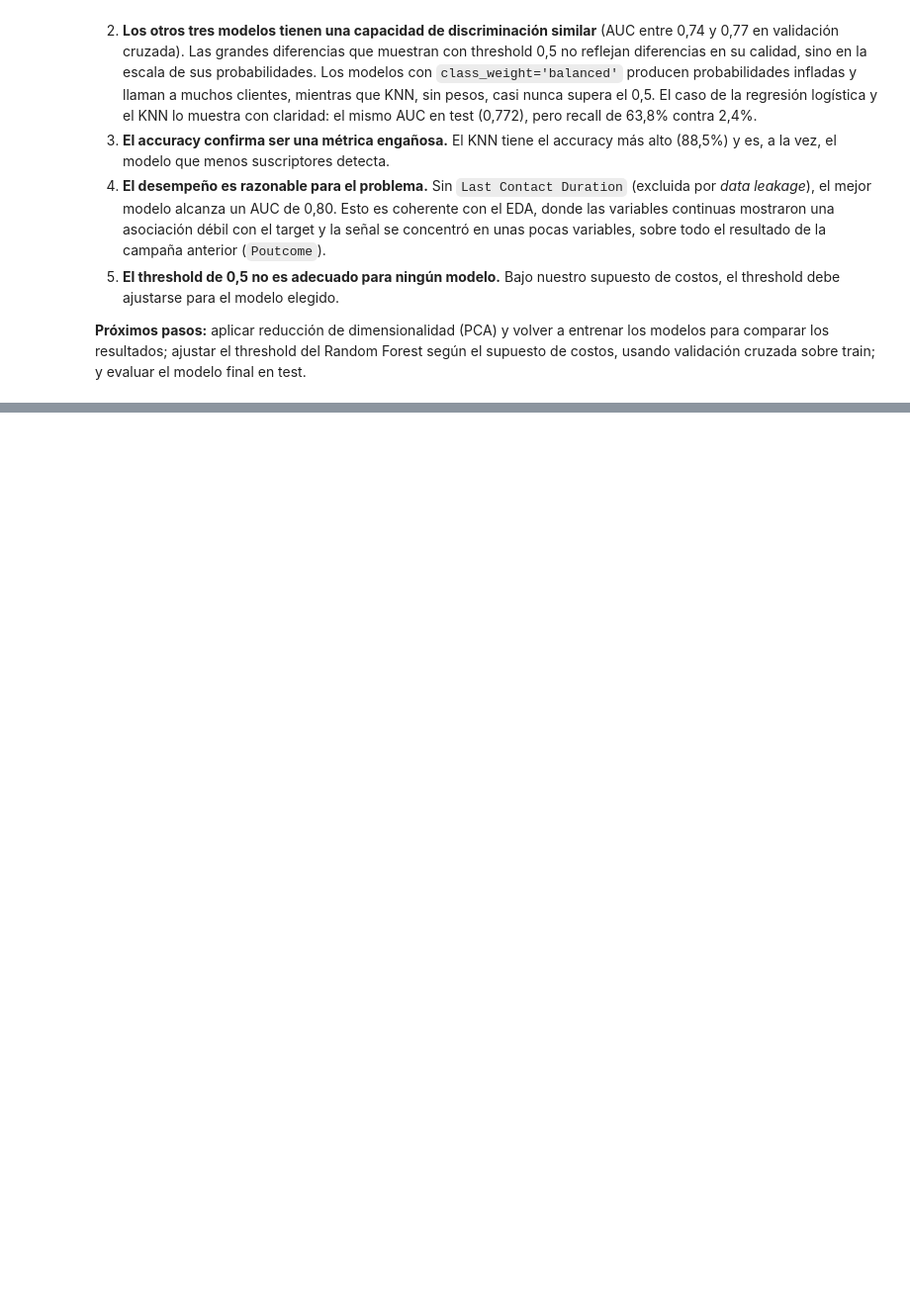
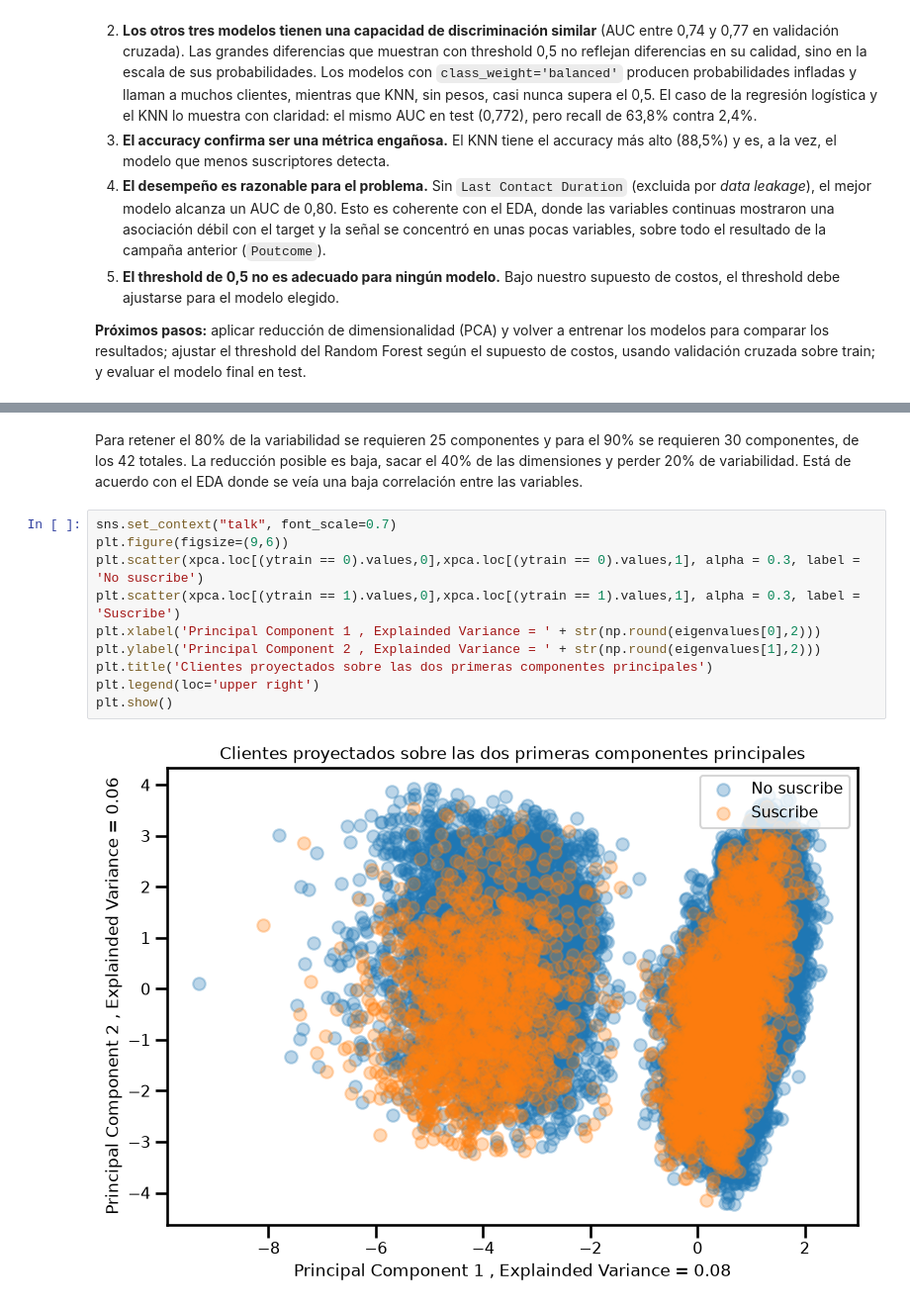
Before and after one commit to nach0osole/data_science_utn_clusterai2026_Sole, a Jupyter notebook: clusterai_juanignacio_sole_machine_learning.ipynb, the cells around one changed output, grey strips where cells are left out. Shown at 99% size. Saved outputs shown, nothing was run; the diff lists cells and outputs as text; blank space fills up the shorter version.

```diff
--- a/clusterai_juanignacio_sole_machine_learning.ipynb
+++ b/clusterai_juanignacio_sole_machine_learning.ipynb
@@ -554,0 +638,15 @@ plt.show()
+# %% [markdown]
+Para retener el 80% de la variabilidad se requieren 25 componentes y para el 90% se requieren 30 componentes, de los 42 totales. La reducción posible es baja, sacar el 40% de las dimensiones y perder 20% de variabilidad.
+Está de acuerdo con el EDA donde se veía una baja correlación entre las variables.
+# %%
+sns.set_context("talk", font_scale=0.7)
+plt.figure(figsize=(9,6))
+plt.scatter(xpca.loc[(ytrain == 0).values,0],xpca.loc[(ytrain == 0).values,1], alpha = 0.3, label = 'No suscribe')
+plt.scatter(xpca.loc[(ytrain == 1).values,0],xpca.loc[(ytrain == 1).values,1], alpha = 0.3, label = 'Suscribe')
+plt.xlabel('Principal Component 1 , Explainded Variance = ' + str(np.round(eigenvalues[0],2)))
+plt.ylabel('Principal Component 2 , Explainded Variance = ' + str(np.round(eigenvalues[1],2)))
+plt.title('Clientes proyectados sobre las dos primeras componentes principales')
+plt.legend(loc='upper right')
+plt.show()
+# %% [output]
+[figure, added]
```
Also changed, not shown: parts of 12 cells of this notebook.
